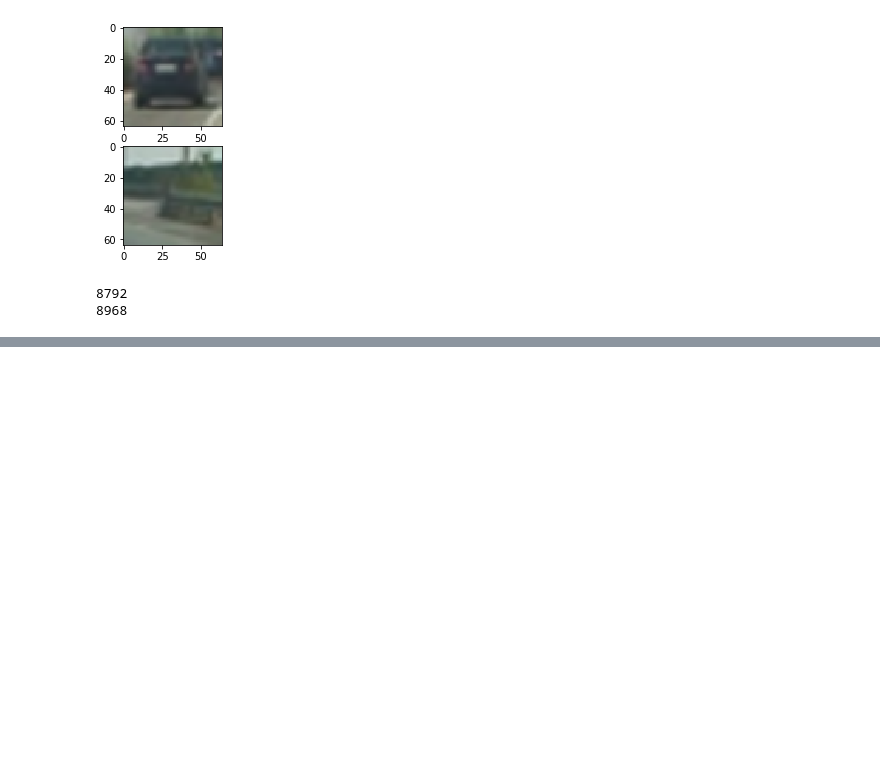
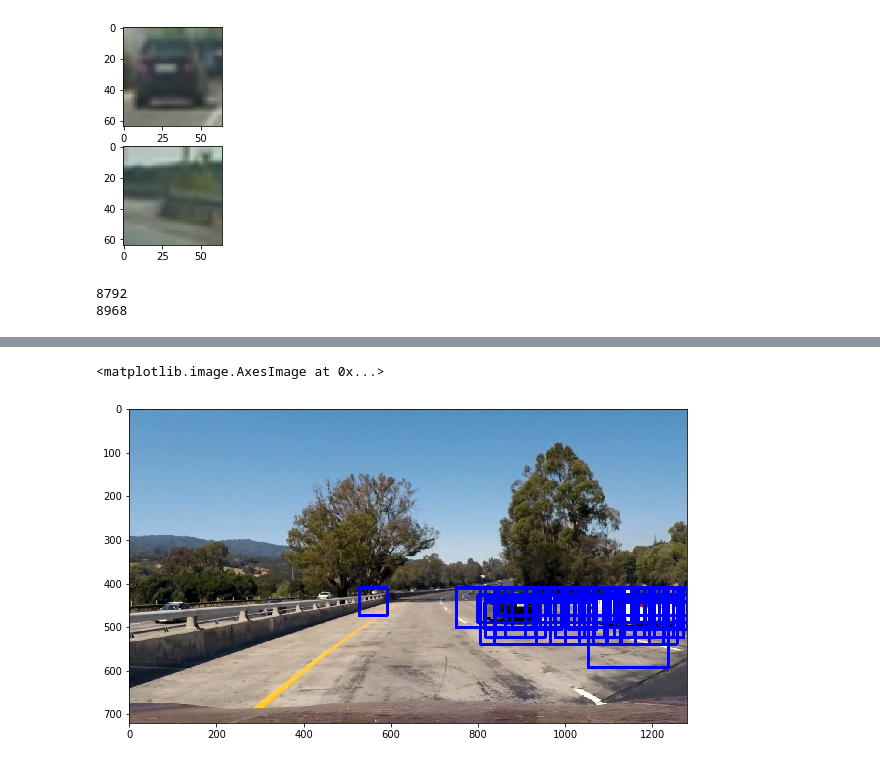
Before and after one commit to kerrickstaley/CarND-Vehicle-Detection, a Jupyter notebook: project.ipynb, the cells around one changed output, grey strips where cells are left out. Saved outputs shown, nothing was run; the diff lists cells and outputs as text; code cells hidden in the pictures; blank space fills up the shorter version.

```diff
--- a/project.ipynb
+++ b/project.ipynb
@@ -108,9 +147,12 @@ Wall time: 21.1 s
 %%time
 import sklearn.svm
 
-clf = sklearn.svm.SVC(kernel='linear')
+if not try_load_obj('clf', globals):
+    clf = sklearn.svm.SVC(kernel='linear')
 
-y = [1] * len(vehicles_train) + [0] * len(non_vehicles_train)
+    y = [1] * len(vehicles_train) + [0] * len(non_vehicles_train)
 
-clf.fit(x, y)
+    clf.fit(x, y)
+
+    save_obj('clf', clf)
 # %% [output]
@@ -212,0 +357,57 @@ print(FrameProcessor.SCALES)
+# %%
+class FrameProcessor2(FrameProcessor):  # bad name, 🤷 ¯\_(ツ)_/¯ 🤷
+    @cached_property
+    def roi(self):
+        return self.img[self.MIN_Y:self.MAX_Y, :]
+
+    @cached_property
+    def scaled_rois(self):
+        rv = []
+        for i, scale in enumerate(self.SCALES):
+            width = round(self.roi.shape[1] / scale)
+            height = round(self.roi.shape[0] / scale)
+            rv.append(cv2.resize(self.roi, (width, height)))
+        return rv
+
+    @cached_property
+    def feature_extractors_per_scale(self):
+        return [FeatureExtractor(img=self.scaled_rois[i]) for i in range(self.NUM_SCALES)]
+
+    @cached_property
+    def windows_with_cars(self):
+        rv = []
+        for w in self.windows:
+            scale_num, min_block_x, min_block_y, max_block_x, max_block_y = w
+            feat = self.feature_extractors_per_scale[scale_num].hog_window(
+                min_block_x, min_block_y, max_block_x, max_block_y)
+            if clf.predict([feat])[0]:
+                rv.append(w)
+
+        return rv
+
+    @cached_property
+    def windows_with_cars_viz(self):
+        rv = np.copy(self.img)
+        for w in self.windows_with_cars:
+            cv2.rectangle(
+                rv,
+                *w.bounding_box_px,
+                (0, 0, 255),
+                thickness=5,
+            )
+
+        return rv
+
+    def hog_viz_for_window(self, idx):
+        scale_num, min_block_x, min_block_y, max_block_x, max_block_y = self.windows[idx]
+        return self.feature_extractors_per_scale[scale_num].hog_window_viz(
+            min_block_x, min_block_y, max_block_x, max_block_y
+        )
+
+fp = FrameProcessor2('test_images/test1.jpg')
+plt.figure(figsize=(10, 20))
+#plt.imshow(fp.hog_viz_for_window(257))
+plt.imshow(fp.windows_with_cars_viz)
+# %% [output]
+<matplotlib.image.AxesImage at 0x...>
+[figure, added]
```
Also changed, not shown: parts of 10 cells of this notebook.
